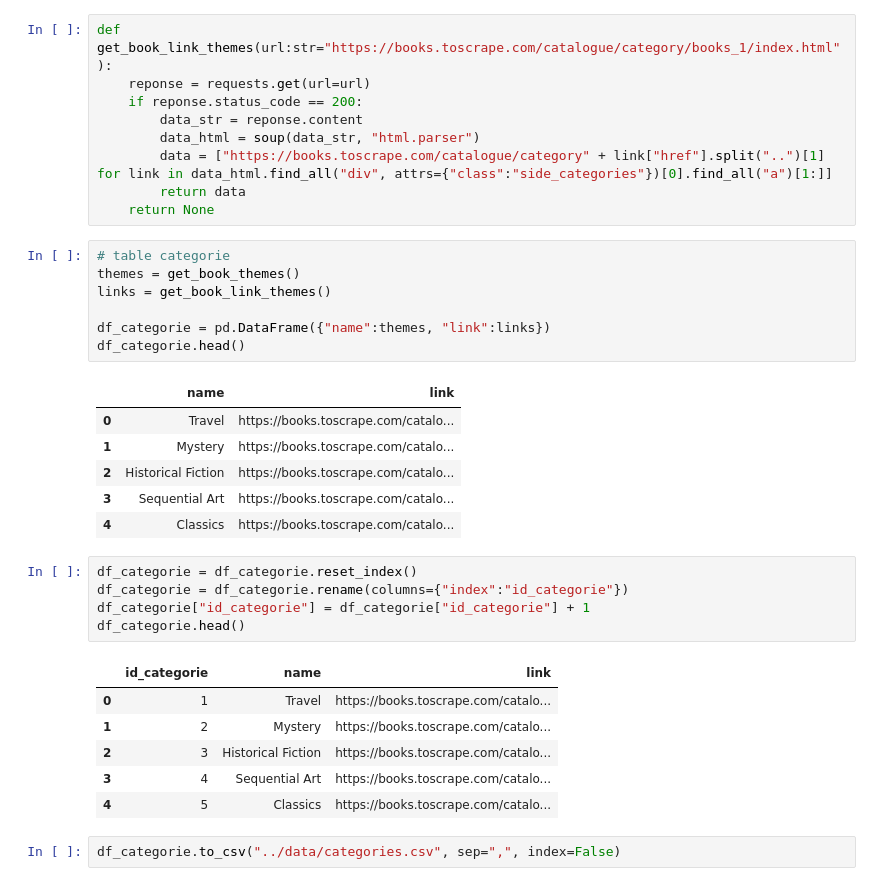
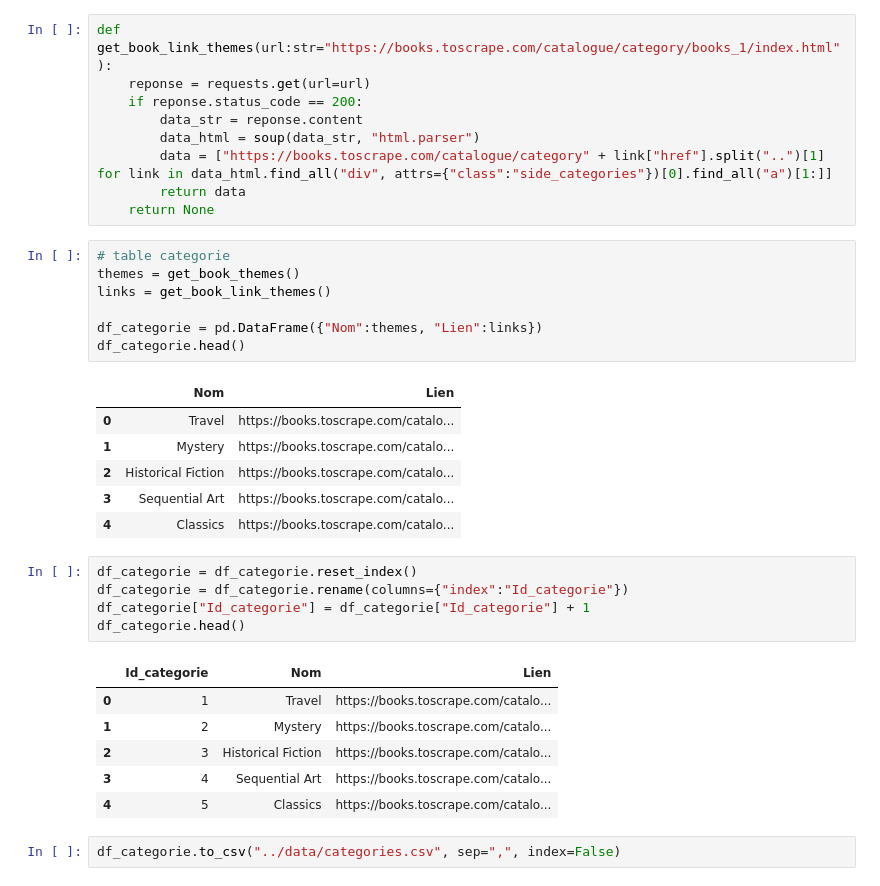
Before and after one commit to bigbong-K/projet_gestion_bibliotheque, a Jupyter notebook: scrapping/main.ipynb, the cells around one changed output. Drawn from its saved outputs; the diff is of its cells as text.

```diff
--- a/scrapping/main.ipynb
+++ b/scrapping/main.ipynb
@@ -37,10 +37,10 @@ def get_book_link_themes(url:str="https://books.toscrape.com/catalogue/category/
 themes = get_book_themes()
 links = get_book_link_themes()
 
-df_categorie = pd.DataFrame({"name":themes, "link":links})
+df_categorie = pd.DataFrame({"Nom":themes, "Lien":links})
 df_categorie.head()
 # %% [output]
-|  | name | link |
+|  | Nom | Lien |
 | 0 | Travel | https://books.toscrape.com/catalo... |
 | 1 | Mystery | https://books.toscrape.com/catalo... |
 | 2 | Historical Fiction | https://books.toscrape.com/catalo... |
@@ -48,11 +48,11 @@ df_categorie.head()
 | 4 | Classics | https://books.toscrape.com/catalo... |
 # %%
 df_categorie = df_categorie.reset_index()
-df_categorie = df_categorie.rename(columns={"index":"id_categorie"})
-df_categorie["id_categorie"] = df_categorie["id_categorie"] + 1
+df_categorie = df_categorie.rename(columns={"index":"Id_categorie"})
+df_categorie["Id_categorie"] = df_categorie["Id_categorie"] + 1
 df_categorie.head()
 # %% [output]
-|  | id_categorie | name | link |
+|  | Id_categorie | Nom | Lien |
 | 0 | 1 | Travel | https://books.toscrape.com/catalo... |
 | 1 | 2 | Mystery | https://books.toscrape.com/catalo... |
 | 2 | 3 | Historical Fiction | https://books.toscrape.com/catalo... |
```
Also changed, not shown: parts of 7 cells of this notebook.
